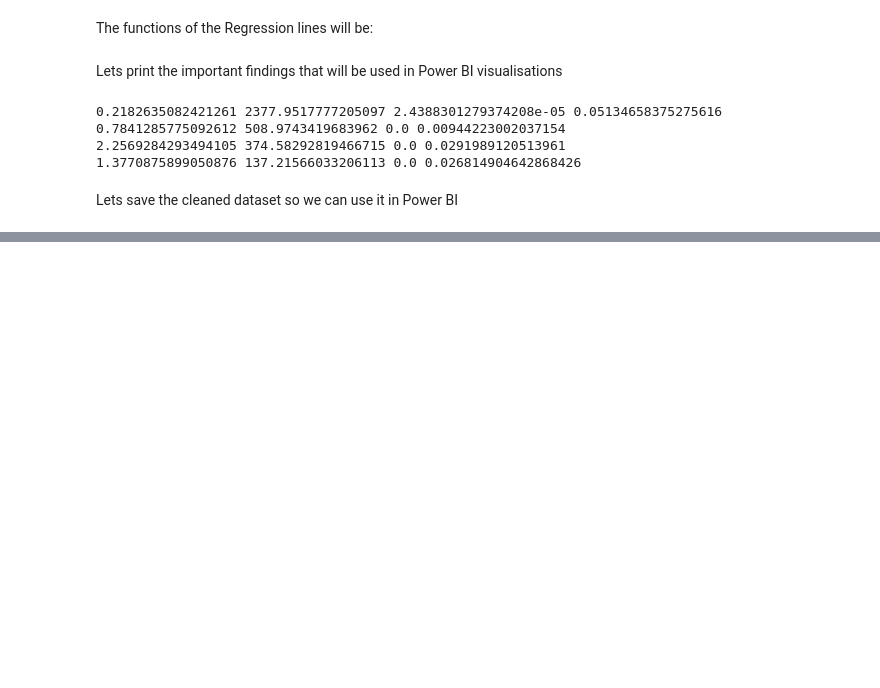
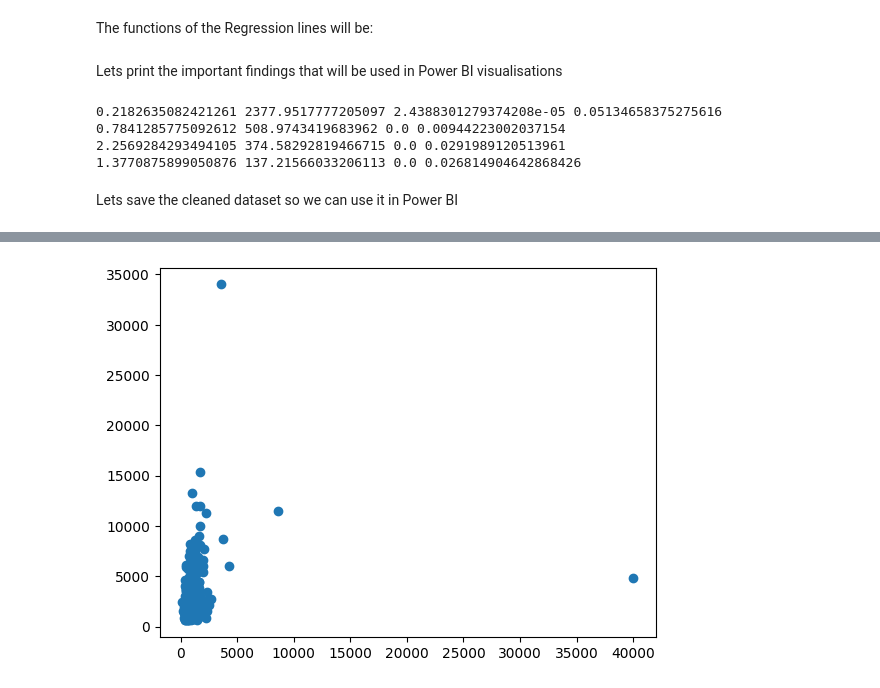
Before and after one commit to bimi2002/Apartment-for-Rent-Classified-Analysation, a Jupyter notebook: dataprocessing.ipynb, the cells around one changed output, grey strips where cells are left out. Cells and saved outputs as stored; diff of their text form; code cells hidden in the pictures; blank space fills up the shorter version.

```diff
--- a/dataprocessing.ipynb
+++ b/dataprocessing.ipynb
@@ -122,0 +125,7 @@ np.float64(0.5602213203564597)
+# %%
+import matplotlib.pyplot as plt
+
+plt.scatter(x=x_ny,y=y_ny)
+plt.show()
+# %% [output]
+[figure, added]
```
Also changed, not shown: parts of 3 cells of this notebook, 1 other file.
